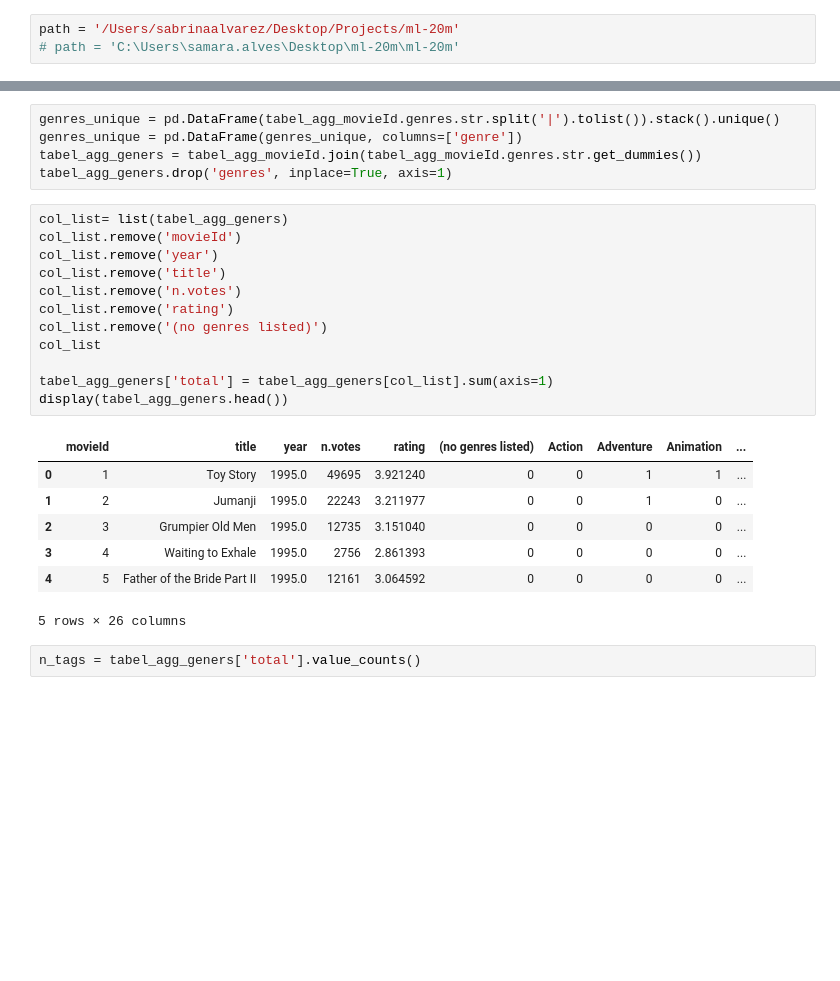
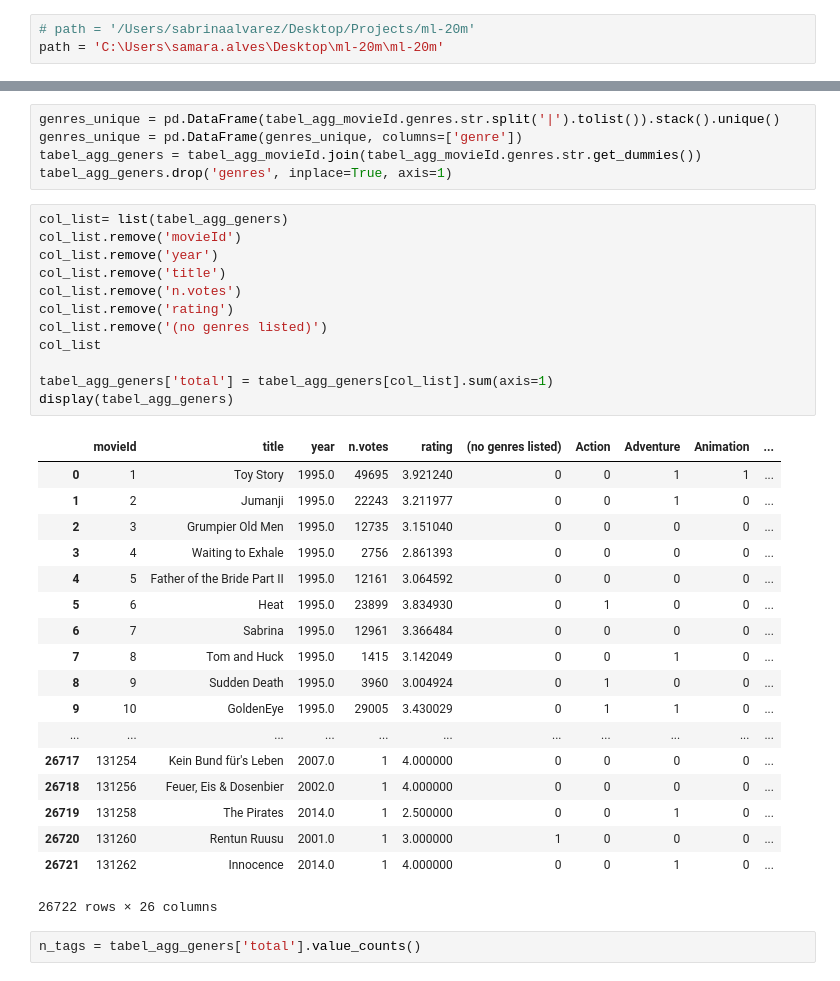
Before and after one commit to SamaraAlves/ProjetoElo7, a Jupyter notebook: Projeto ELO7.ipynb, the cells around one changed output, grey strips where cells are left out. Drawn from its saved outputs; the diff is of its cells as text; blank space fills up the shorter version.

```diff
--- a/Projeto ELO7.ipynb
+++ b/Projeto ELO7.ipynb
@@ -61,8 +61,8 @@ warnings.filterwarnings("ignore", category = UserWarning, module = "matplotlib")
 from IPython import get_ipython
 get_ipython().run_line_magic('matplotlib', 'inline')
 # %%
-path = '/Users/sabrinaalvarez/Desktop/Projects/ml-20m'
-# path = 'C:\Users\samara.alves\Desktop\ml-20m\ml-20m'
+# path = '/Users/sabrinaalvarez/Desktop/Projects/ml-20m'
+path = 'C:\Users\samara.alves\Desktop\ml-20m\ml-20m'
 # %%
 movies = pd.read_csv(path + '/movies.csv', sep=',',  encoding="utf-8")
 # %%
@@ -408,23 +408,34 @@ tabel_agg_geners.drop('genres', inplace=True, axis=1)
 # %%
 col_list= list(tabel_agg_geners)
 col_list.remove('movieId')
 col_list.remove('year')
 col_list.remove('title')
 col_list.remove('n.votes')
 col_list.remove('rating')
 col_list.remove('(no genres listed)')
 col_list
 
 tabel_agg_geners['total'] = tabel_agg_geners[col_list].sum(axis=1)
-display(tabel_agg_geners.head())
+display(tabel_agg_geners)
 # %% [output]
 |  | movieId | title | year | n.votes | rating | (no genres listed) | Action | Adventure | Animation | ... |
 | 0 | 1 | Toy Story | 1995.0 | 49695 | 3.921240 | 0 | 0 | 1 | 1 | ... |
 | 1 | 2 | Jumanji | 1995.0 | 22243 | 3.211977 | 0 | 0 | 1 | 0 | ... |
 | 2 | 3 | Grumpier Old Men | 1995.0 | 12735 | 3.151040 | 0 | 0 | 0 | 0 | ... |
 | 3 | 4 | Waiting to Exhale | 1995.0 | 2756 | 2.861393 | 0 | 0 | 0 | 0 | ... |
 | 4 | 5 | Father of the Bride Part II | 1995.0 | 12161 | 3.064592 | 0 | 0 | 0 | 0 | ... |
+| 5 | 6 | Heat | 1995.0 | 23899 | 3.834930 | 0 | 1 | 0 | 0 | ... |
+| 6 | 7 | Sabrina | 1995.0 | 12961 | 3.366484 | 0 | 0 | 0 | 0 | ... |
+| 7 | 8 | Tom and Huck | 1995.0 | 1415 | 3.142049 | 0 | 0 | 1 | 0 | ... |
+| 8 | 9 | Sudden Death | 1995.0 | 3960 | 3.004924 | 0 | 1 | 0 | 0 | ... |
+| 9 | 10 | GoldenEye | 1995.0 | 29005 | 3.430029 | 0 | 1 | 1 | 0 | ... |
+| ... | ... | ... | ... | ... | ... | ... | ... | ... | ... | ... |
+| 26717 | 131254 | Kein Bund für's Leben | 2007.0 | 1 | 4.000000 | 0 | 0 | 0 | 0 | ... |
+| 26718 | 131256 | Feuer, Eis & Dosenbier | 2002.0 | 1 | 4.000000 | 0 | 0 | 0 | 0 | ... |
+| 26719 | 131258 | The Pirates | 2014.0 | 1 | 2.500000 | 0 | 0 | 1 | 0 | ... |
+| 26720 | 131260 | Rentun Ruusu | 2001.0 | 1 | 3.000000 | 1 | 0 | 0 | 0 | ... |
+| 26721 | 131262 | Innocence | 2014.0 | 1 | 4.000000 | 0 | 0 | 1 | 0 | ... |
-5 rows × 26 columns
+26722 rows × 26 columns
 # %%
 n_tags = tabel_agg_geners['total'].value_counts()
 # %%
```
Also changed, not shown: parts of 23 cells of this notebook.
